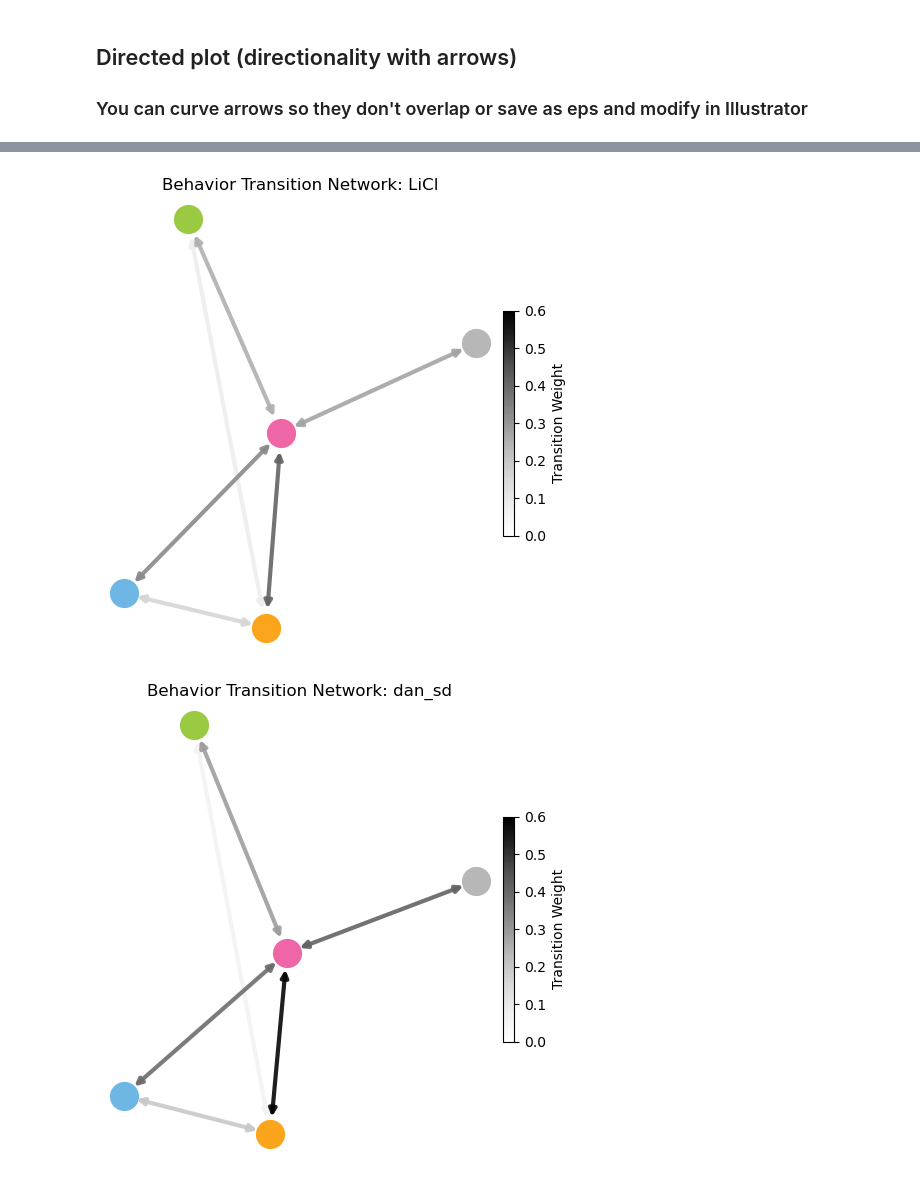
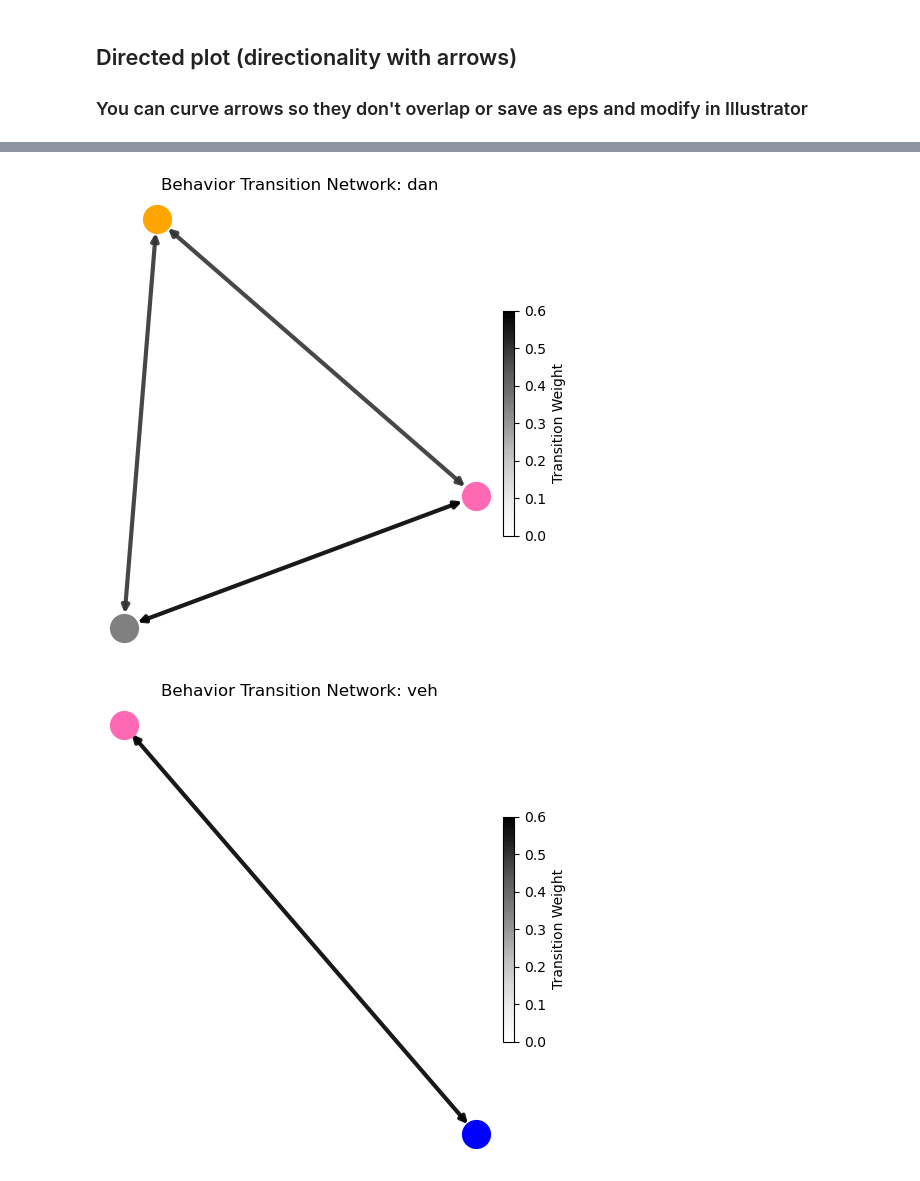
Before and after one commit to UVACircMetNeuLab/glp1r-reward-circuit, a Jupyter notebook: visualization.ipynb, the cells around one changed output, grey strips where cells are left out. Drawn from its saved outputs; the diff is of its cells as text; code cells hidden in the pictures.

```diff
--- a/visualization.ipynb
+++ b/visualization.ipynb
@@ -14,7 +14,7 @@ import os
 import pandas as pd
 # %%
 # Set the working directory
-path_to_csvs = r"C:\Users\irs3th\keypoint-moseq\home_cage\results"
+path_to_csvs = r"/Users/kaleighwest/Downloads/glp1r-reward-circuit-main/toy_data"
 if not os.path.exists(path_to_csvs):
     raise FileNotFoundError(f"Cannot find the path: '{path_to_csvs}'")
 
@@ -26,8 +26,3 @@ Current Working Directory: C:\Users\irs3th\keypoint-moseq\home_cage\results
 # %%
 # Read csv from build_dataset
-transition_df = pd.read_csv('normalized_transitions_v4.csv') # toy
+transition_df = pd.read_csv('normalized_transitions_final.csv') # toy
-# %%
-# Filter for groups we want to plot
-groups_to_keep = ['dan_sd', 'lira_sd', 'orfo', 'LiCl', 'fed', 'veh_sd']
-
-transition_df = transition_df[transition_df['group'].isin(groups_to_keep)]
@@ -66,7 +86,6 @@ filtered = avg_transition_matrix.drop('id', axis=1) # averaged by accident above
 ### You can curve arrows so they don't overlap or save as eps and modify in Illustrator
 # %%
 # Outline
-filtered = avg_transition_matrix
 min_edge_weight = 0.01 # Change as you want
 max_arrow_width = 10 # Change as you want
 plot_size = (3, 3) # Change as you want
@@ -169,12 +189,12 @@ for index, row in filtered.iterrows():
 # %%
 # Node colors
 node_colors = {
-    'food motivated': '#6EB7E5',
-    'drink': '#99CA42',
-    'move/explore': '#EF66A6',
-    'groom': '#FAA51C',
-    'shelter': '#B7B7B7'
-}
+    'food motivated': 'blue',
+    'drink': 'green',
+    'move/explore': 'hotpink',
+    'groom': 'orange',
+    'rest/groom in shelter': 'grey'
+    }
 
 behavior_numbering = {behavior: i + 1 for i, behavior in enumerate(node_colors)}
 number_to_behavior = {v: k for k, v in behavior_numbering.items()}
@@ -239,32 +259,32 @@ for group, row in filtered.iterrows():
             x1_off, y1_off = x1 + offset_x, y1 + offset_y
             x2_off, y2_off = x2 - offset_x, y2 - offset_y
         else:
             x1_off, y1_off, x2_off, y2_off = x1, y1, x2, y2
 
         # Draw double-headed arrow
         ax.annotate("",
                     xy=(x2_off, y2_off), xycoords="data",
                     xytext=(x1_off, y1_off), textcoords="data",
                     arrowprops=dict(arrowstyle="<|-|>",
                                     color=color,
                                     lw=lw,
                                     alpha=0.9),
                     zorder=2,
                     )
 
     # Add grayscale colorbar
     sm = plt.cm.ScalarMappable(cmap=cmap, norm=norm)
     sm.set_array([])
     cbar = plt.colorbar(sm, ax=ax, shrink=0.5, pad=0.02)
     cbar.set_label("Transition Weight", fontsize=10)
 
     plt.title(f"Behavior Transition Network: {group}")
     plt.axis("off")
     plt.tight_layout()
     filename = os.path.join(path_to_csvs, f"{group.replace('/', '_')}.eps")
     #plt.savefig(filename, format="eps", dpi=600)
     plt.show()
     plt.close()
 # %% [output]
-[figure, old version]
+[figure, new version]
-[figure, old version]
+[figure, new version]
```
Also changed, not shown: parts of 7 cells of this notebook.
